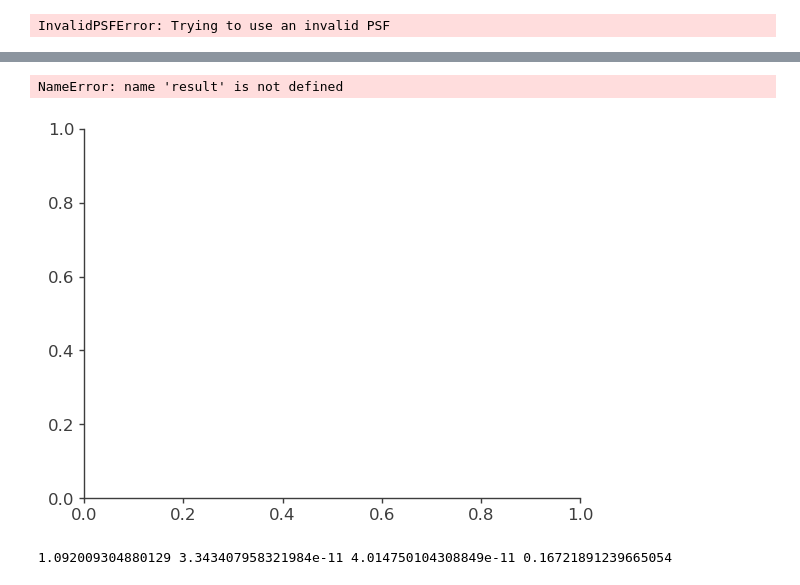
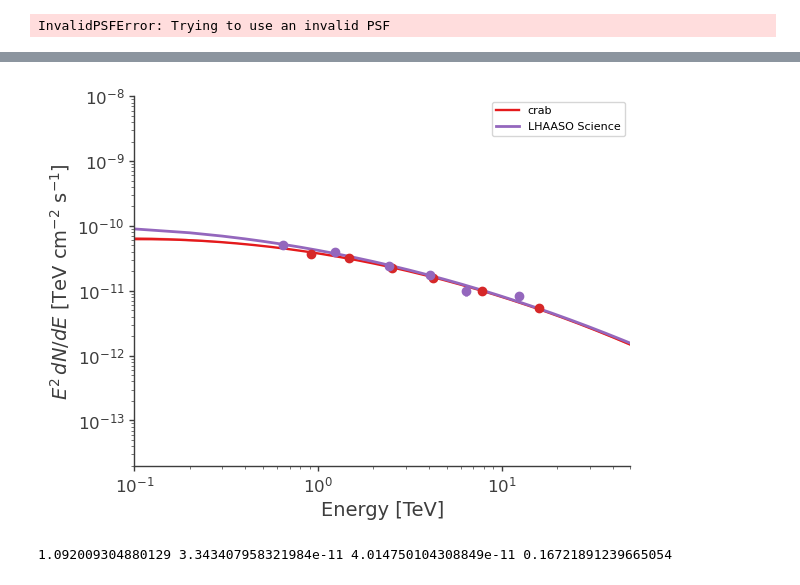
Before and after one commit to xiahouwenyu/3MLWCDA0.91, a Jupyter notebook: Standard/src/3MLnew_Crab.ipynb, the cells around one changed output, grey strips where cells are left out. Saved outputs shown, nothing was run; the diff lists cells and outputs as text; code cells hidden in the pictures.

```diff
--- a/Standard/src/3MLnew_Crab.ipynb
+++ b/Standard/src/3MLnew_Crab.ipynb
@@ -62,11 +43,12 @@ reload(my)
 #####   Data Initialize
 
 # maptree = "../../data/gcd_new.root"
-# response = "../../data/WCDA_DR_psf.root"
+
 
 maptree = "../../data/20210305_20230731_ihep_goodlist.root"
+response = "../../data/WCDA_DR_psf.root"
 # response = "../../data/DR_ihep_MK2.root"
-response = "../../data/DR_ihep_MK2_newpsf.root"
+# response = "../../data/DR_ihep_MK2_newpsf.root"
 
 region_name="Crab"
 if not os.path.exists(f'../res/{region_name}/'):
@@ -74,8 +56,8 @@ if not os.path.exists(f'../res/{region_name}/'):
 ra_crab, dec_crab = 83.63,22.02
 ra1,dec1=ra_crab, dec_crab
 
-data_radius = 5.0
-model_radius = 8.0
+data_radius = 4.0
+model_radius = 6.0
 roi=HealpixConeROI(ra=ra1,dec=dec1,data_radius=data_radius,model_radius=model_radius)
 WCDA = HAL("WCDA", maptree, response, roi, flat_sky_pixels_size=0.17)
 
@@ -107,5 +88,5 @@ Deprecated in NumPy 1.20; for more details and guidance: https://numpy.org/devdo
 # %%
-Modelname="1gaus_log+1gaus"  # Name your model now to facilitate the creation of record folders by the program.
+Modelname="1pt+1gaus+GDE"  # Name your model now to facilitate the creation of record folders by the program.
 if not os.path.exists(f'../res/{region_name}/{Modelname}/'):
     os.system(f'mkdir ../res/{region_name}/{Modelname}/')
 
@@ -115,15 +96,20 @@ if not os.path.exists(f'../res/{region_name}/{Modelname}/'):
 #                 indexb=(-10,-1), kb=(1e-14, 1e-8),
 #                 )
 
-crab = my.setsorce("crab",ra1,dec1, fitrange=0.5, alpha=-2.6,alphab=(-4,-1),beta=0.1, #, sigma=0.001, sb=(0,0.1),
+crab = my.setsorce("crab",ra1,dec1, fitrange=1, alpha=-2.6,beta=0.1,
                 spec=Log_parabola()
                 )
 # crab2 = my.setsorce("crab2",ra1,dec1, fitrange=0.5, indexb=(-10,-1), kb=(1e-14, 1e-8)
 #                 )
 
-ext1 = my.setsorce("ext1",85.5,23.5, fitrange=1, sigma=1, sb=(0,3),
+ext1 = my.setsorce("ext1",85.5,23.5, fitrange=1.5, sigma=1, sb=(0,3),
                 indexb=(-10,1), kb=(1e-15, 1e-8)
                 )
+
+# Diffuse = my.set_diffusebkg(
+#                 K = 3.3e-13, index = -2.3,
+#                 Kf=False, indexf=False
+#                 )
 
 lm = Model(crab, ext1) #crab2,
 
@@ -391,5 +365,5 @@ AGN:  2 81.5908 22.7778 J0526.3+2246
 # %%
-Flux_WCDA = my.getdatapoint(WCDA, lm, maptree, response, roi, "crab")
-Flux_WCDA2 = my.getdatapoint(WCDA, lm, maptree, response, roi, "ext1")
+Flux_WCDA, jls1 = my.getdatapoint(WCDA, lm, maptree, response, roi, "crab")
+Flux_WCDA2, jls2 = my.getdatapoint(WCDA, lm, maptree, response, roi, "ext1", ifpowerlawM=1)
 # Flux_WCDA3 = my.getdatapoint(WCDA, lm, maptree, response, roi, "crab2")
 # %% [output]
@@ -420,46 +395,45 @@ y_Max=1e-8
 fig,ax = plt.subplots()
 plot_spectra(
     result[0].results,
-    sources_to_use=["crab", "crab2", "ext1"],
+    sources_to_use=["crab"],
     include_extended=True,
     ene_min=x_Min,
     ene_max=x_Max,
     num_ene=30,
     energy_unit="TeV",
     flux_unit="TeV/(s cm2)",
     subplot=ax
     )
 
-my.Draw_sepctrum_points(region_name, Modelname, Flux_WCDA,"Crab_data","tab:red")
+my.Draw_sepctrum_points(region_name, Modelname, Flux_WCDA,"","tab:red")
 # my.Draw_sepctrum_points(region_name, Modelname, Flux_WCDA3,"Crab_data2","tab:blue")
-my.Draw_sepctrum_points(region_name, Modelname, Flux_WCDA2,"ext1_data","tab:blue")
+# my.Draw_sepctrum_points(region_name, Modelname, Flux_WCDA2,"","tab:blue")
 
 e_J0248=np.linspace(x_Min,x_Max,500)
 crab_data = np.array([[0.645589, 4.99911e-11, 5.2533e-12],
 [1.23979, 3.89817e-11, 2.24529e-12],
 [2.42276, 2.40127e-11, 1.76418e-12],
 [4.06902, 1.73829e-11, 1.68635e-12],
 [6.35322, 9.85614e-12, 1.47362e-12],
 [12.3595, 8.32206e-12, 8.84423e-13]])
 flux_J0248_sci=e_J0248**2*8.2e-14*pow(e_J0248/10,-2.9-0.19*np.log10(e_J0248/10))
-plt.errorbar(crab_data[:,0], crab_data[:,1], crab_data[:,2],label='Crab Science',fmt="o", c = "tab:purple")
+plt.errorbar(crab_data[:,0], crab_data[:,1], crab_data[:,2],fmt="o", c = "tab:purple") #,label='Crab Science'
 plt.plot(e_J0248,flux_J0248_sci,label='LHAASO Science', c = "tab:purple")
 
-LHAASO_sensitivity = np.genfromtxt("./LHAASO_sensitivity.csv",delimiter=',')
-plt.plot(LHAASO_sensitivity[:,0],LHAASO_sensitivity[:,1]*1e-11,label="LHAASO 1yr", c="black")
+# LHAASO_sensitivity = np.genfromtxt("./LHAASO_sensitivity.csv",delimiter=',')
+# plt.plot(LHAASO_sensitivity[:,0],LHAASO_sensitivity[:,1]*1e-11,label="LHAASO 1yr", c="black")
 
 ax.set_xlim(x_Min,x_Max)
 ax.set_ylim(y_Min,y_Max)
 ax.set_xscale('log')
 ax.set_yscale('log')
 ax.set_ylabel(r"$E^2\,dN/dE$ [TeV cm$^{-2}$ s$^{-1}$]")
 ax.set_xlabel("Energy [TeV]")
 plt.legend()
 plt.savefig(f'../res/{region_name}/{Modelname}/Spectrum.png', dpi=300)
 plt.savefig(f'../res/{region_name}/{Modelname}/Spectrum.pdf')
 # %% [output]
-NameError: name 'result' is not defined
-[figure, old version]
+[figure, new version]
 # %%
 f1 = Flux_WCDA[0][3]*1e9*Flux_WCDA[0][0]**2
 e1 = Flux_WCDA[0][0]
```
Also changed, not shown: parts of 11 cells of this notebook, 3 other files.
